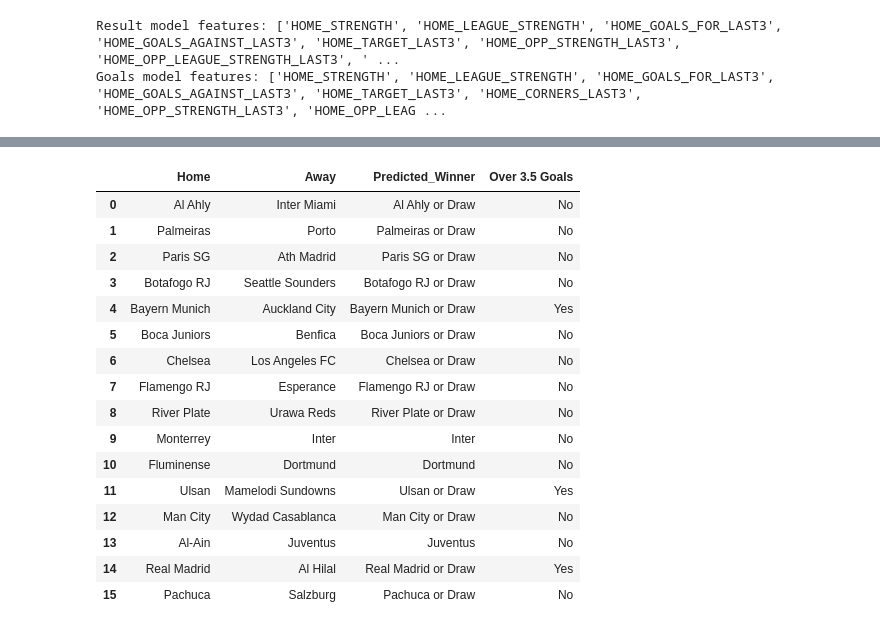
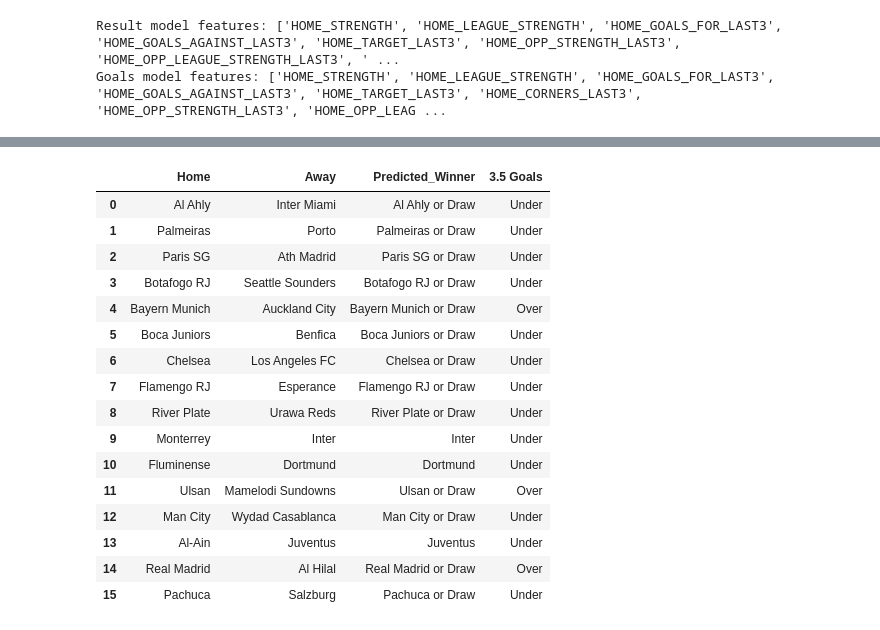
Before and after one commit to kushlalwani/CWCPredictions, a Jupyter notebook: notebooks/Tournament_Predictions.ipynb, the cells around one changed output, grey strips where cells are left out. Drawn from its saved outputs; the diff is of its cells as text; code cells hidden in the pictures.

```diff
--- a/notebooks/Tournament_Predictions.ipynb
+++ b/notebooks/Tournament_Predictions.ipynb
@@ -230,68 +252,41 @@ The first round of the tournament has 16 matches played between the 32 teams. It
 # %%
 round1_matches = {"Al Ahly":"Inter Miami",
                   "Palmeiras":"Porto",
                   "Paris SG":"Ath Madrid",
                   "Botafogo RJ":"Seattle Sounders",
                   "Bayern Munich":"Auckland City",
                   "Boca Juniors":"Benfica",
                   "Chelsea":"Los Angeles FC",
                   "Flamengo RJ":"Esperance",
                   "River Plate":"Urawa Reds",
                   "Monterrey":"Inter",
                   "Fluminense":"Dortmund",
                   "Ulsan":"Mamelodi Sundowns",
                   "Man City":"Wydad Casablanca",
                   "Al-Ain":"Juventus",
                   "Real Madrid":"Al Hilal",
                   "Pachuca":"Salzburg"}
 
-prediction_rows = []
-
-for home_team, away_team in round1_matches.items():
-    try:
-        # Transform the match data into model input format
-        row = transform_match_data_for_prediction(home_team, away_team, match_data)
-        result_row = row[result_features]
-        goal_row = row[goal_features]
-
-        # Predict home win (1) or not (0)
-        prediction = result_model.predict(result_row)[0]
-
-        # Predict Over/Under 3.5 goals (1 = Over, 0 = Under)
-        goals_pred = goals_model.predict(goal_row)[0]
-
-        # Store result
-        prediction_rows.append({
-            "Home": home_team,
-            "Away": away_team,
-            "Predicted_Winner": (home_team + " or Draw") if prediction == 0 else (away_team),
-            "Over 3.5 Goals": "Yes" if goals_pred == 1 else "No"
-        })
-
-    except Exception as e:
-        print(f"Could not predict {home_team} vs {away_team}: {e}")
-
-
-round1_preds = pd.DataFrame(prediction_rows)
+round1_preds = predict_round(round1_matches)
 round1_preds
 # %% [output]
-|  | Home | Away | Predicted_Winner | Over 3.5 Goals |
-| 0 | Al Ahly | Inter Miami | Al Ahly or Draw | No |
-| 1 | Palmeiras | Porto | Palmeiras or Draw | No |
-| 2 | Paris SG | Ath Madrid | Paris SG or Draw | No |
-| 3 | Botafogo RJ | Seattle Sounders | Botafogo RJ or Draw | No |
-| 4 | Bayern Munich | Auckland City | Bayern Munich or Draw | Yes |
-| 5 | Boca Juniors | Benfica | Boca Juniors or Draw | No |
-| 6 | Chelsea | Los Angeles FC | Chelsea or Draw | No |
-| 7 | Flamengo RJ | Esperance | Flamengo RJ or Draw | No |
-| 8 | River Plate | Urawa Reds | River Plate or Draw | No |
-| 9 | Monterrey | Inter | Inter | No |
-| 10 | Fluminense | Dortmund | Dortmund | No |
-| 11 | Ulsan | Mamelodi Sundowns | Ulsan or Draw | Yes |
-| 12 | Man City | Wydad Casablanca | Man City or Draw | No |
-| 13 | Al-Ain | Juventus | Juventus | No |
-| 14 | Real Madrid | Al Hilal | Real Madrid or Draw | Yes |
-| 15 | Pachuca | Salzburg | Pachuca or Draw | No |
+|  | Home | Away | Predicted_Winner | 3.5 Goals |
+| 0 | Al Ahly | Inter Miami | Al Ahly or Draw | Under |
+| 1 | Palmeiras | Porto | Palmeiras or Draw | Under |
+| 2 | Paris SG | Ath Madrid | Paris SG or Draw | Under |
+| 3 | Botafogo RJ | Seattle Sounders | Botafogo RJ or Draw | Under |
+| 4 | Bayern Munich | Auckland City | Bayern Munich or Draw | Over |
+| 5 | Boca Juniors | Benfica | Boca Juniors or Draw | Under |
+| 6 | Chelsea | Los Angeles FC | Chelsea or Draw | Under |
+| 7 | Flamengo RJ | Esperance | Flamengo RJ or Draw | Under |
+| 8 | River Plate | Urawa Reds | River Plate or Draw | Under |
+| 9 | Monterrey | Inter | Inter | Under |
+| 10 | Fluminense | Dortmund | Dortmund | Under |
+| 11 | Ulsan | Mamelodi Sundowns | Ulsan or Draw | Over |
+| 12 | Man City | Wydad Casablanca | Man City or Draw | Under |
+| 13 | Al-Ain | Juventus | Juventus | Under |
+| 14 | Real Madrid | Al Hilal | Real Madrid or Draw | Over |
+| 15 | Pachuca | Salzburg | Pachuca or Draw | Under |
 # %% [markdown]
 ### Check Predictions
 #### Group A
```
Also changed, not shown: parts of 9 cells of this notebook, 4 other files.
